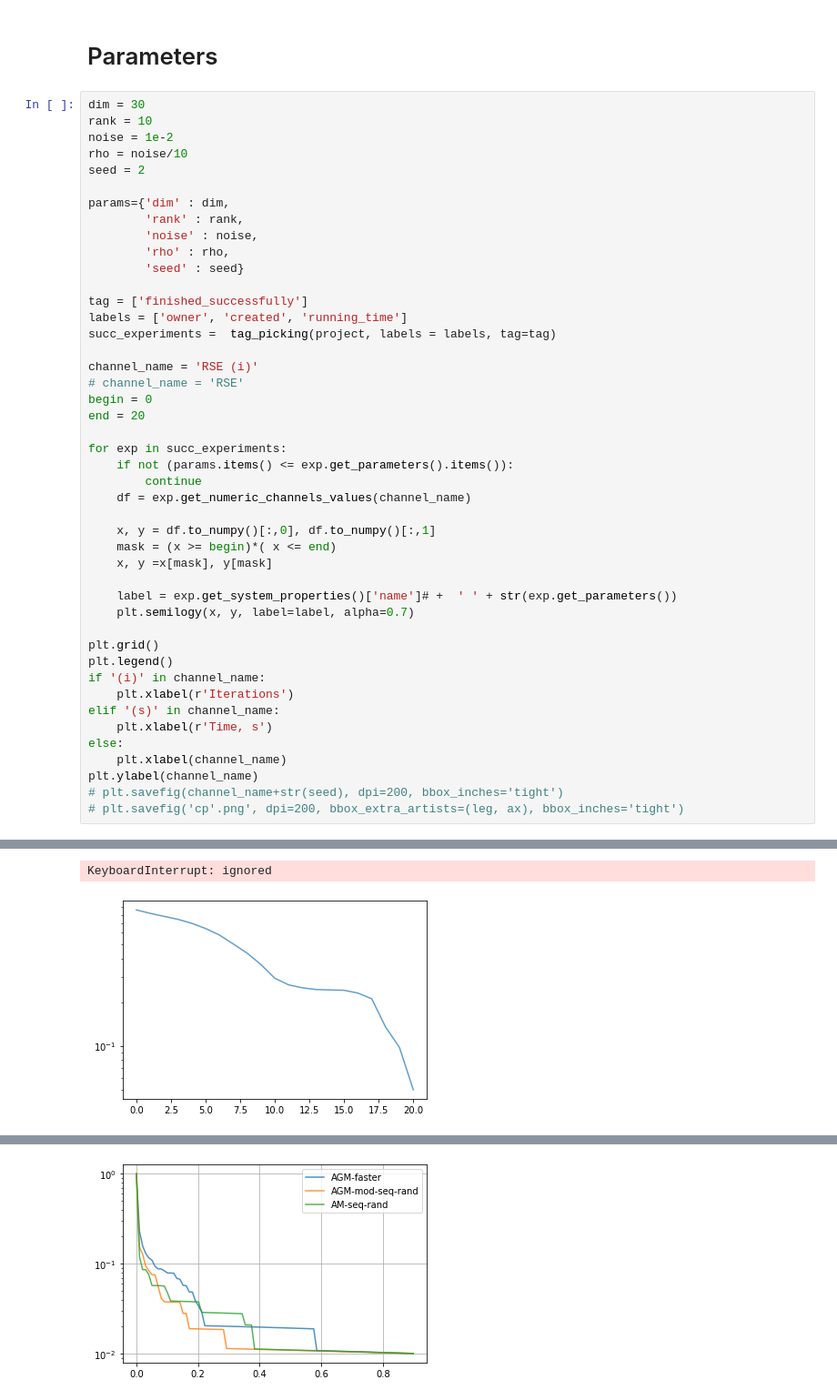
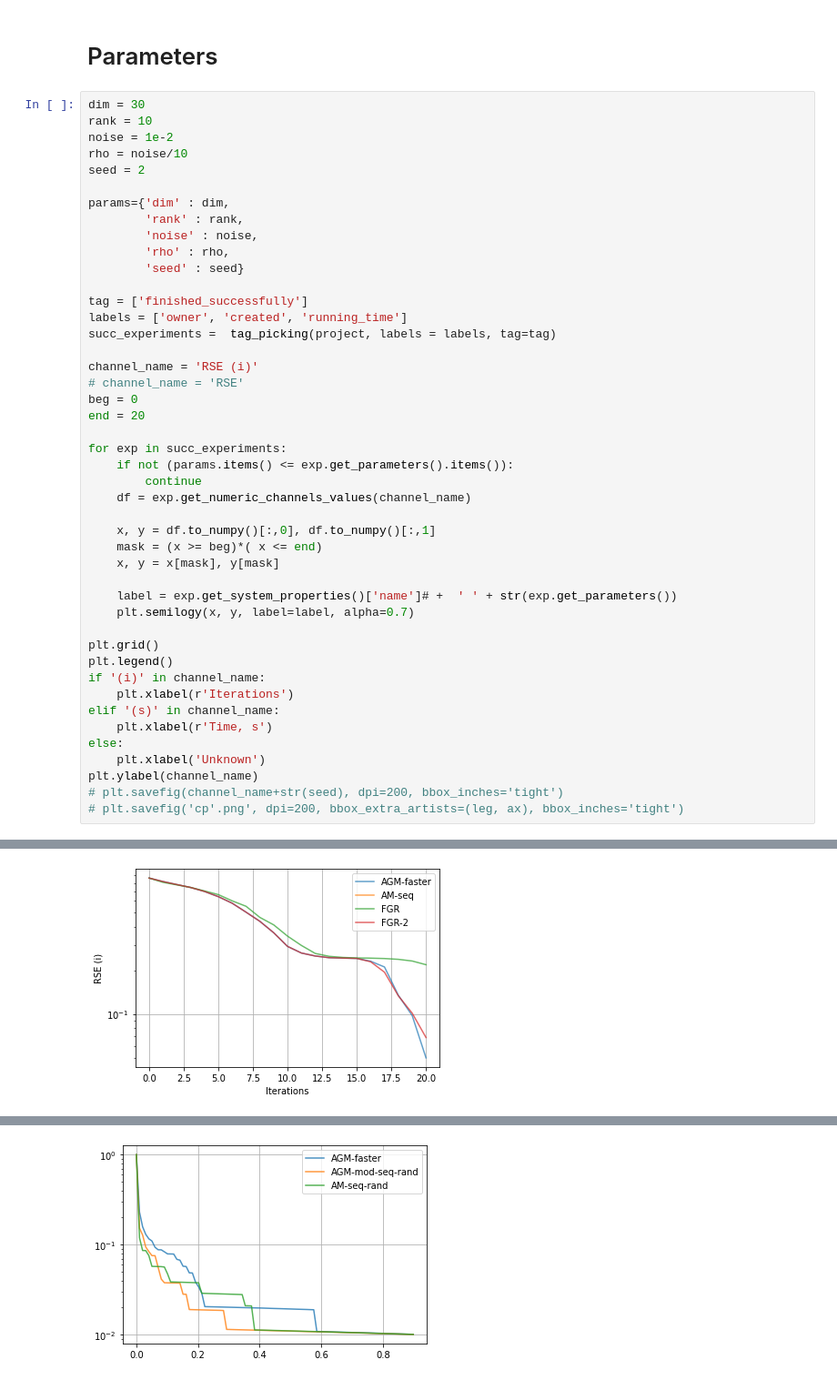
Before and after one commit to MerkulovDaniil/AALS-for-CP, a Jupyter notebook: cp_plot.ipynb, the cells around one changed output, grey strips where cells are left out. Shown: that part at 91% size. Saved outputs shown, nothing was run; the diff lists cells and outputs as text.

```diff
--- a/cp_plot.ipynb
+++ b/cp_plot.ipynb
@@ -86,7 +89,7 @@ succ_experiments =  tag_picking(project, labels = labels, tag=tag)
 
 channel_name = 'RSE (i)'
 # channel_name = 'RSE'
-begin = 0
+beg = 0
 end = 20
 
 for exp in succ_experiments:
@@ -95,8 +98,8 @@ for exp in succ_experiments:
     df = exp.get_numeric_channels_values(channel_name)
 
     x, y = df.to_numpy()[:,0], df.to_numpy()[:,1]
-    mask = (x >= begin)*( x <= end)
-    x, y =x[mask], y[mask]
+    mask = (x >= beg)*( x <= end)
+    x, y = x[mask], y[mask]
 
     label = exp.get_system_properties()['name']# +  ' ' + str(exp.get_parameters())
     plt.semilogy(x, y, label=label, alpha=0.7)
@@ -108,7 +111,7 @@ if '(i)' in channel_name:
 elif '(s)' in channel_name:
     plt.xlabel(r'Time, s')
 else:
-    plt.xlabel(channel_name)
+    plt.xlabel('Unknown')
 plt.ylabel(channel_name)
 # plt.savefig(channel_name+str(seed), dpi=200, bbox_inches='tight')
 # plt.savefig('cp'.png', dpi=200, bbox_extra_artists=(leg, ax), bbox_inches='tight')
@@ -124,5 +120,4 @@ plt.ylabel(channel_name)
-KeyboardInterrupt: ignored
-[figure, old version]
+[figure, new version]
 # %%
 # channelName = 'RSE (i)'
 channelName = 'RSE'
```
Also changed, not shown: parts of 3 cells of this notebook.
